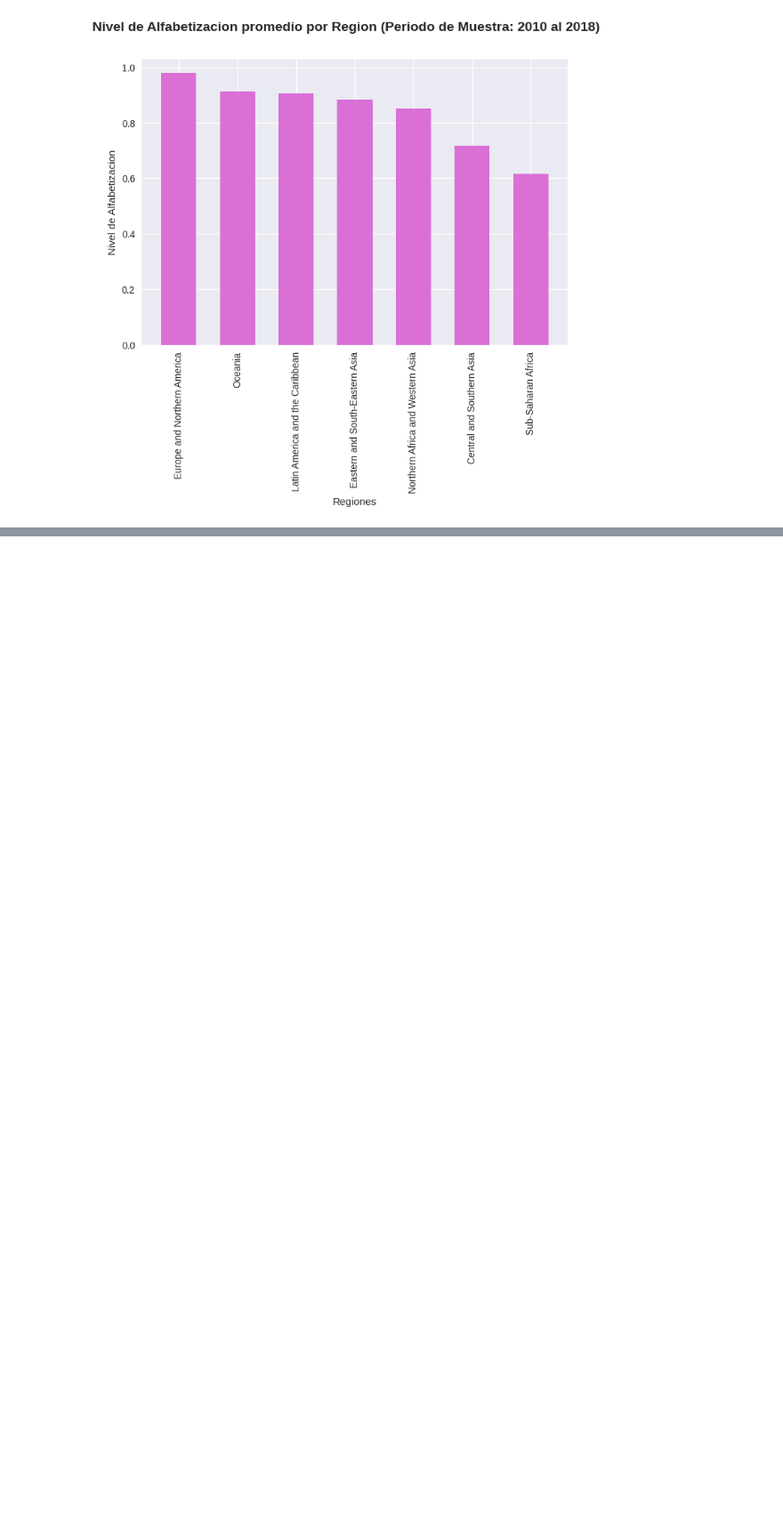
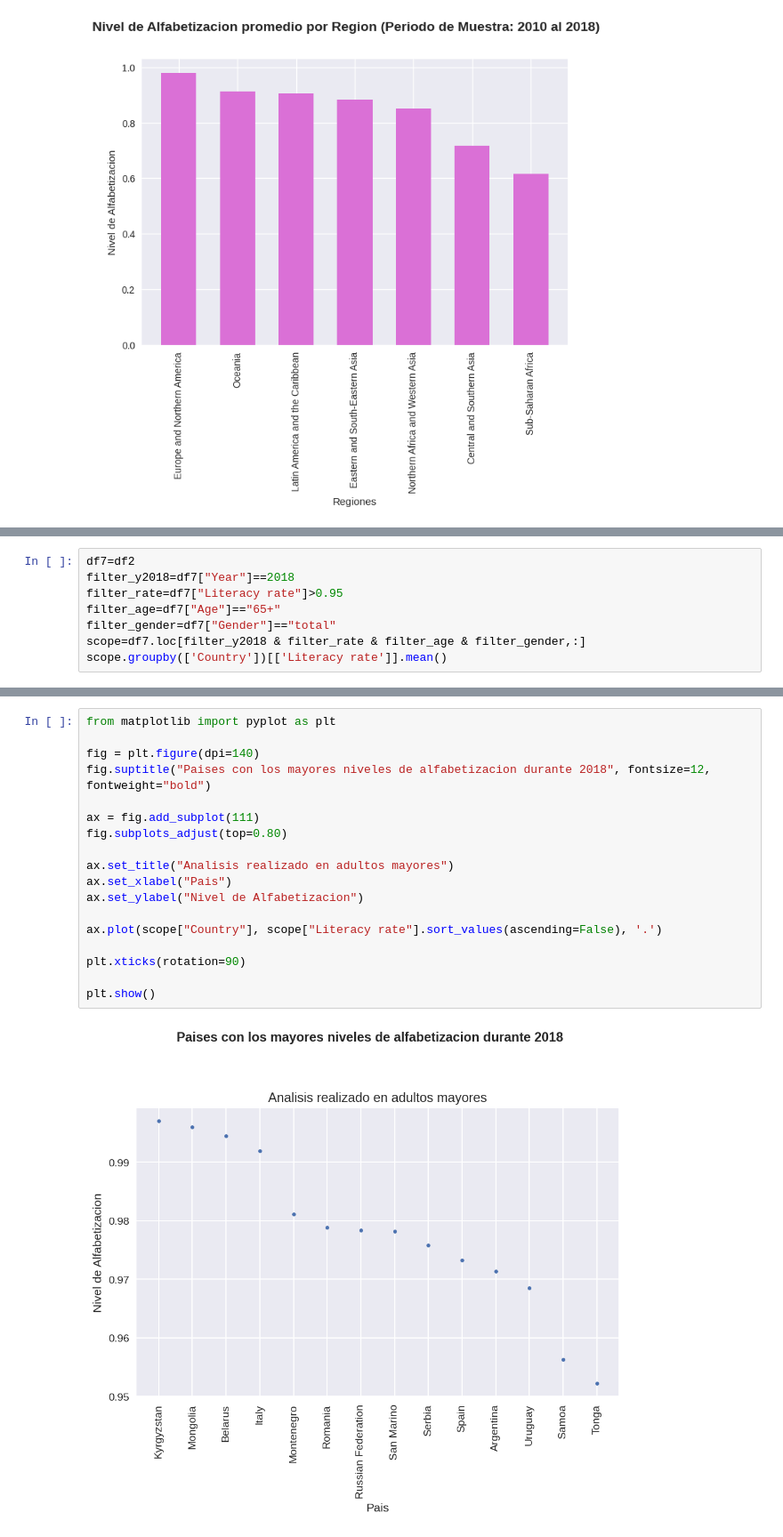
Before and after one commit to Paolo20224/Prueba, a Jupyter notebook: Simulacion_Examen.ipynb, the cells around one changed output, grey strips where cells are left out. Shown at 89% size. Saved outputs shown, nothing was run; the diff lists cells and outputs as text; blank space fills up the shorter version.

```diff
--- a/Simulacion_Examen.ipynb
+++ b/Simulacion_Examen.ipynb
@@ -193,0 +246,8 @@ plt.show()
+# %%
+df7=df2
+filter_y2018=df7["Year"]==2018
+filter_rate=df7["Literacy rate"]>0.95
+filter_age=df7["Age"]=="65+"
+filter_gender=df7["Gender"]=="total"
+scope=df7.loc[filter_y2018 & filter_rate & filter_age & filter_gender,:]
+scope.groupby(['Country'])[['Literacy rate']].mean()
@@ -193,0 +271,20 @@ plt.show()
+# %%
+from matplotlib import pyplot as plt
+
+fig = plt.figure(dpi=140)
+fig.suptitle("Paises con los mayores niveles de alfabetizacion durante 2018", fontsize=12, fontweight="bold")
+
+ax = fig.add_subplot(111)
+fig.subplots_adjust(top=0.80)
+
+ax.set_title("Analisis realizado en adultos mayores")
+ax.set_xlabel("Pais")
+ax.set_ylabel("Nivel de Alfabetizacion")
+
+ax.plot(scope["Country"], scope["Literacy rate"].sort_values(ascending=False), '.')
+
+plt.xticks(rotation=90)
+
+plt.show()
+# %% [output]
+[figure, added]
```
Also changed, not shown: parts of 7 cells of this notebook.
